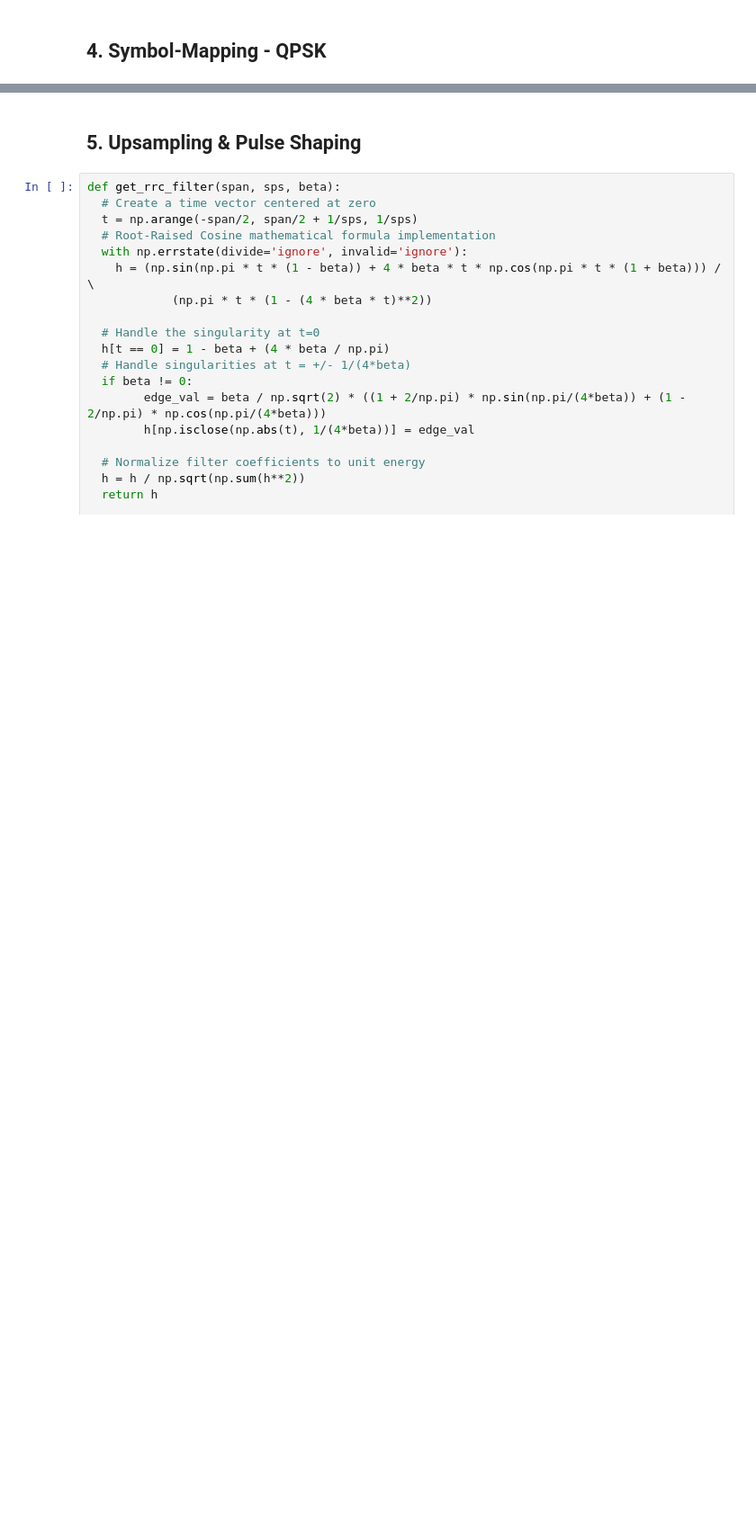
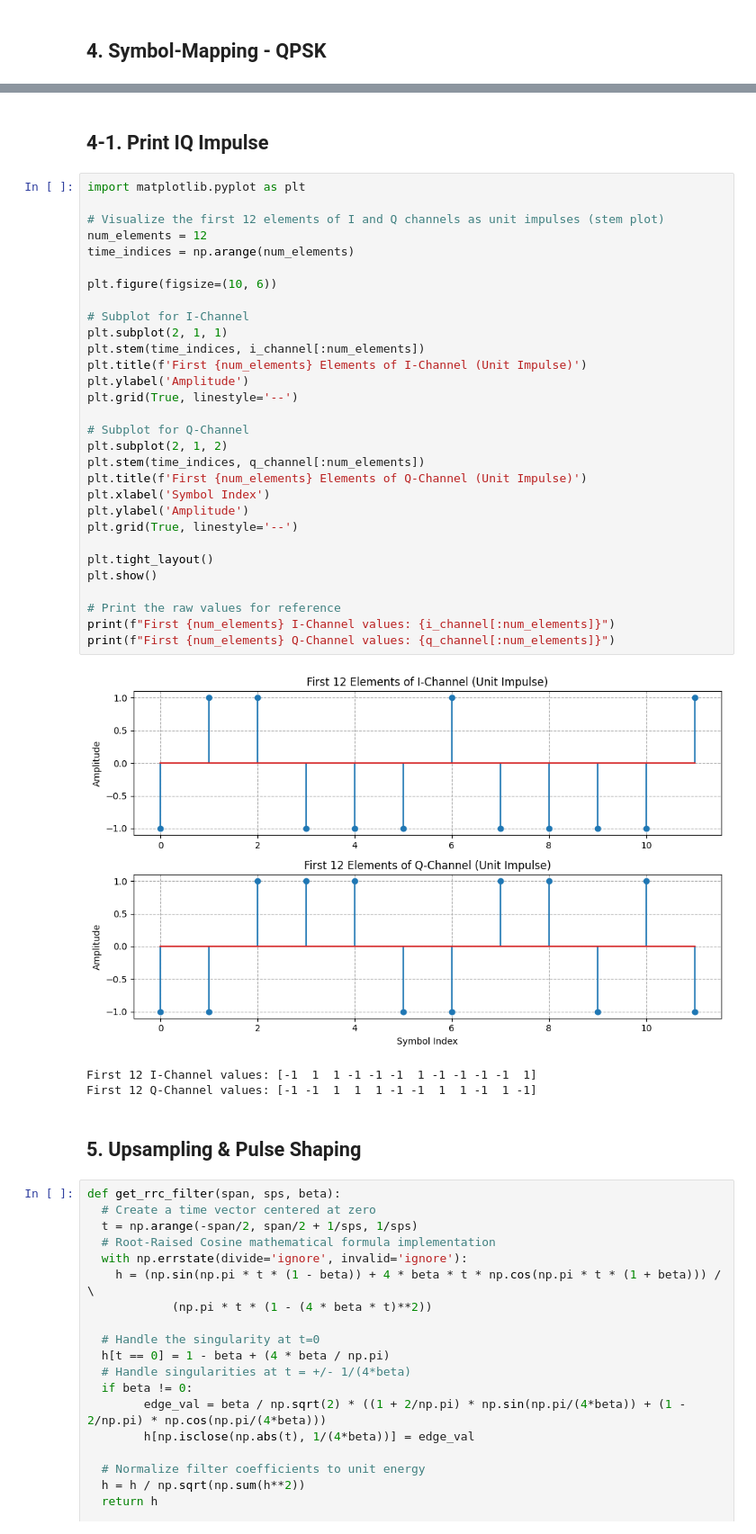
Before and after one commit to cj-rf4869/DSP, a Jupyter notebook: Tx_BaseBand.ipynb, the cells around one changed output, grey strips where cells are left out. Shown at 90% size. Drawn from its saved outputs; the diff is of its cells as text; blank space fills up the shorter version.

```diff
--- a/Tx_BaseBand.ipynb
+++ b/Tx_BaseBand.ipynb
@@ -47,3 +47,39 @@ print(tx_symbols)
+# %% [markdown]
+## 4-1. Print IQ Impulse
+# %%
+import matplotlib.pyplot as plt
+
+# Visualize the first 12 elements of I and Q channels as unit impulses (stem plot)
+num_elements = 12
+time_indices = np.arange(num_elements)
+
+plt.figure(figsize=(10, 6))
+
+# Subplot for I-Channel
+plt.subplot(2, 1, 1)
+plt.stem(time_indices, i_channel[:num_elements])
+plt.title(f'First {num_elements} Elements of I-Channel (Unit Impulse)')
+plt.ylabel('Amplitude')
+plt.grid(True, linestyle='--')
+
+# Subplot for Q-Channel
+plt.subplot(2, 1, 2)
+plt.stem(time_indices, q_channel[:num_elements])
+plt.title(f'First {num_elements} Elements of Q-Channel (Unit Impulse)')
+plt.xlabel('Symbol Index')
+plt.ylabel('Amplitude')
+plt.grid(True, linestyle='--')
+
+plt.tight_layout()
+plt.show()
+
+# Print the raw values for reference
+print(f"First {num_elements} I-Channel values: {i_channel[:num_elements]}")
+print(f"First {num_elements} Q-Channel values: {q_channel[:num_elements]}")
+# %% [output]
+[figure, added]
+First 12 I-Channel values: [-1  1  1 -1 -1 -1  1 -1 -1 -1 -1  1]
+First 12 Q-Channel values: [-1 -1  1  1  1 -1 -1  1  1 -1  1 -1]
 # %% [markdown]
 ## 5. Upsampling & Pulse Shaping
 # %%
```
Also changed, not shown: parts of 4 cells of this notebook.
